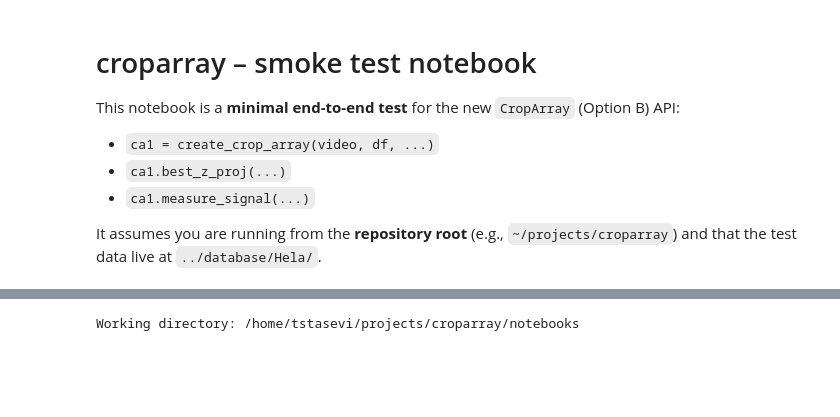
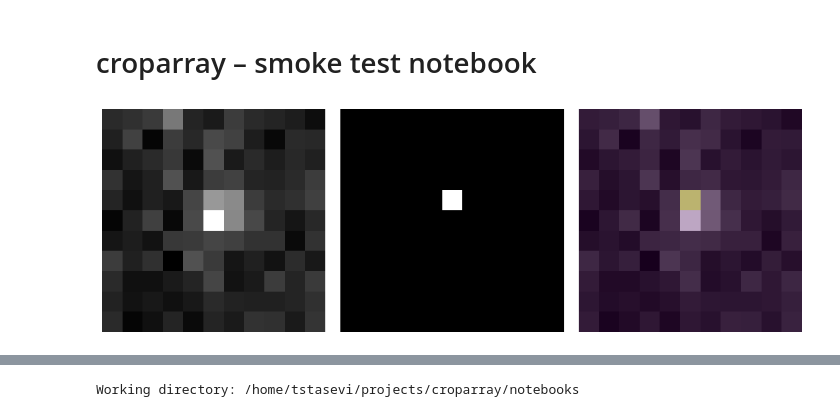
Before and after one commit to Colorado-State-University-Stasevich-Lab/croparray, a Jupyter notebook: notebooks/croparray_smoke_test.ipynb, the cells around one changed output, grey strips where cells are left out. Drawn from its saved outputs; the diff is of its cells as text; code cells hidden in the pictures; blank space fills up the shorter version.

Commit message:
Update croparray smoke test notebook for new binarization workflow

```diff
--- a/notebooks/croparray_smoke_test.ipynb
+++ b/notebooks/croparray_smoke_test.ipynb
@@ -1,9 +1,17 @@
 # %% [markdown]
 # croparray – smoke test notebook
-
-This notebook is a **minimal end-to-end test** for the new `CropArray` (Option B) API:
-- `ca1 = create_crop_array(video, df, ...)`
-- `ca1.best_z_proj(...)`
-- `ca1.measure_signal(...)`
-
-It assumes you are running from the **repository root** (e.g., `~/projects/croparray`) and that the test data live at `../database/Hela/`.
+# %%
+# Environment / imports
+import os
+from pathlib import Path
+import croparray as ca
+
+video_3D_directory = r'../database/Hela'
+video_3D_filename = r'Hela_confocal.tif'
+csv_filename = r'Crops_Hela_confocal.csv'
+crop_array_filename = video_3D_filename[0:-3] + 'nc'
+minmass = 100
+size = 9
+
+ca1 = ca.open_croparray(os.path.join(video_3D_directory, crop_array_filename))
+ca1.best_z_proj(ref_ch=0, disk_r=2, roll_n=3);
@@ -9,0 +28,22 @@ It assumes you are running from the **repository root** (e.g., `~/projects/cropa
+# %%
+import matplotlib.pyplot as plt
+# Pick one representative crop (adjust indices)
+da0 = ca1.ds["best_z"].sel(ch=0)  # if ch exists; otherwise omit .sel(ch=0)
+da = da0.isel(fov=0, n=25, t=0)
+img = da.values
+mask = ca.tools.binarize_crop(img,minmass=minmass,size=size,smooth_sigma=1.0,subtract_bg="gaussian",bg_sigma=12.0,bg_mode="border",clip_percentiles=(1, 99.5),snr_low=2.0,snr_high=8.0,gamma_strict=.99,gamma_loose=0.30,min_snr_to_segment=5,k_bg=7,use_watershed=True,compactness=0.0,return_uint8=False,)
+plt.figure(figsize=(12, 4))
+plt.subplot(1, 3, 1)
+plt.imshow(img, cmap="gray")
+plt.axis("off")
+plt.subplot(1, 3, 2)
+plt.imshow(mask, cmap="gray")
+plt.axis("off")
+plt.subplot(1, 3, 3)
+plt.imshow(img, cmap="gray")
+plt.imshow(mask, alpha=0.35)
+plt.axis("off")
+plt.tight_layout()
+plt.show()
+# %% [output]
+[figure, added]
```
Also changed, not shown: parts of 8 cells of this notebook.
